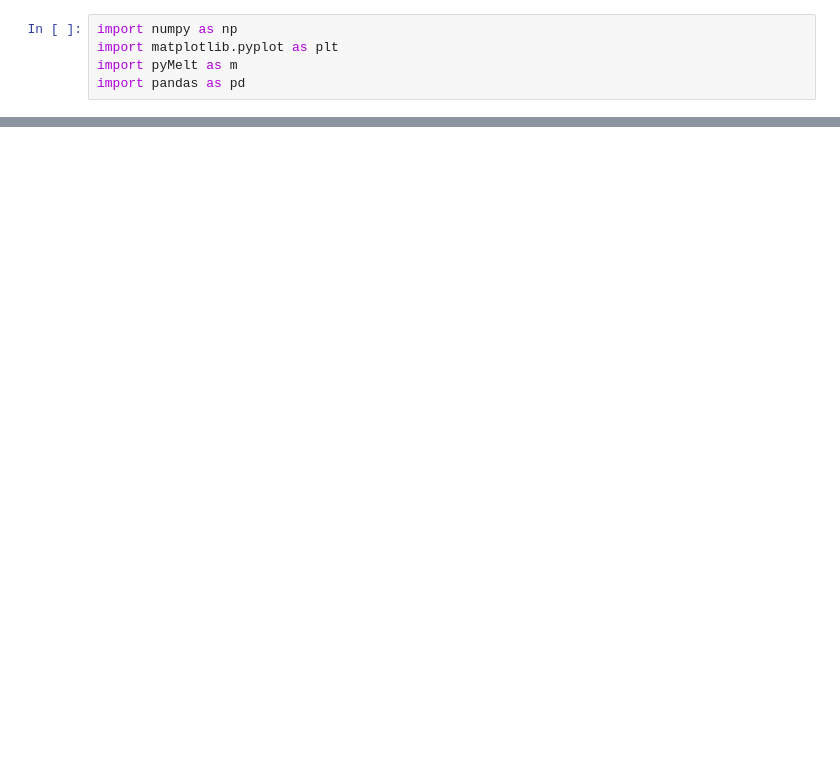
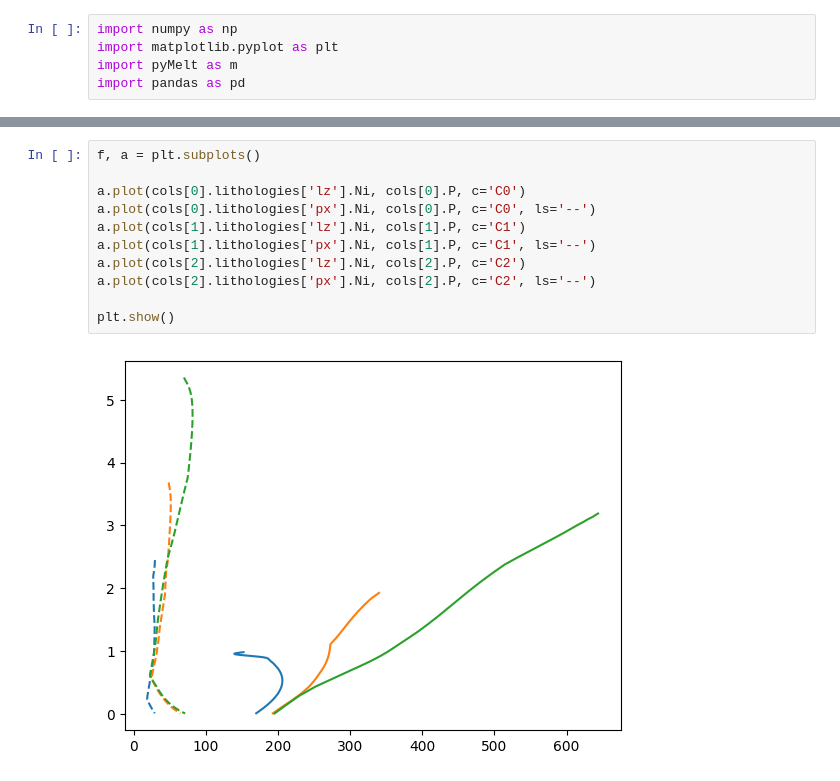
Before and after one commit to simonwmatthews/pyMelt, a Jupyter notebook: dev/FRTE_tests.ipynb, the cells around one changed output, grey strips where cells are left out. Drawn from its saved outputs; the diff is of its cells as text; blank space fills up the shorter version.

```diff
--- a/dev/FRTE_tests.ipynb
+++ b/dev/FRTE_tests.ipynb
@@ -47,0 +243,13 @@ plt.show()
+# %%
+f, a = plt.subplots()
+
+a.plot(cols[0].lithologies['lz'].Ni, cols[0].P, c='C0')
+a.plot(cols[0].lithologies['px'].Ni, cols[0].P, c='C0', ls='--')
+a.plot(cols[1].lithologies['lz'].Ni, cols[1].P, c='C1')
+a.plot(cols[1].lithologies['px'].Ni, cols[1].P, c='C1', ls='--')
+a.plot(cols[2].lithologies['lz'].Ni, cols[2].P, c='C2')
+a.plot(cols[2].lithologies['px'].Ni, cols[2].P, c='C2', ls='--')
+
+plt.show()
+# %% [output]
+[figure, added]
```
Also changed, not shown: parts of 18 cells of this notebook, 2 other files.
